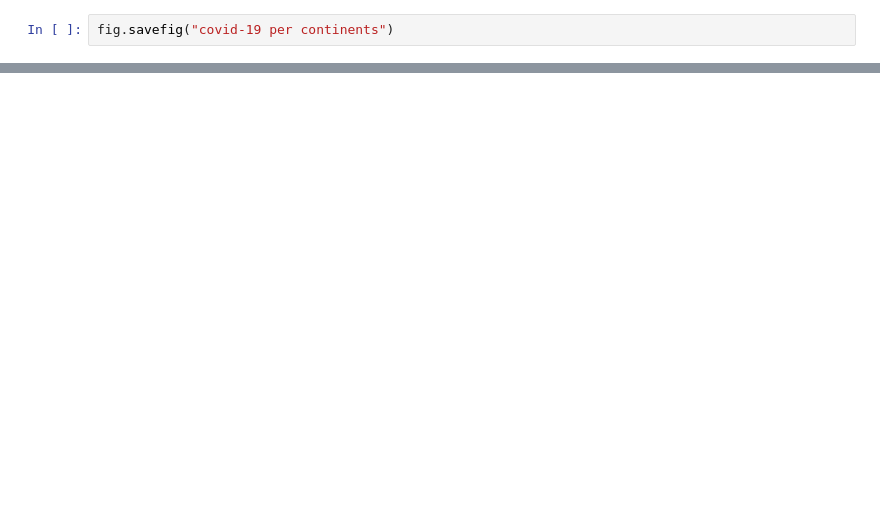
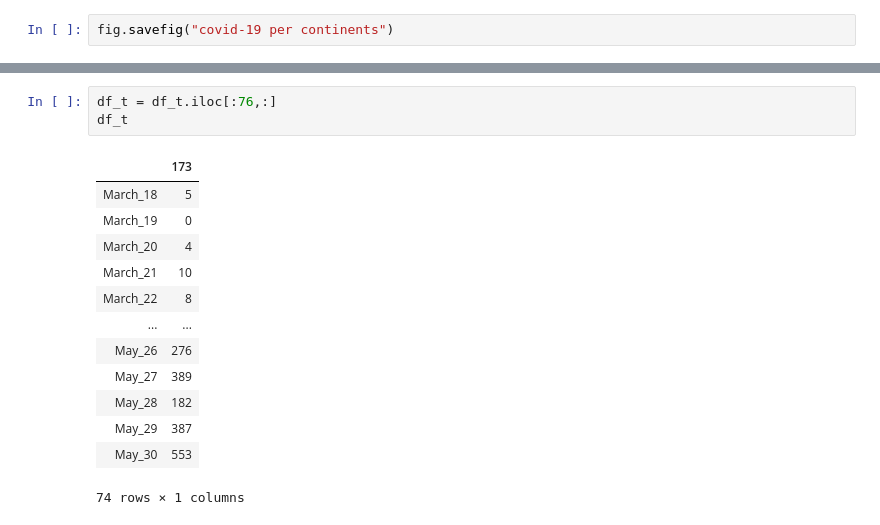
Before and after one commit to Predstan/COVID-19, a Jupyter notebook: covid_code.ipynb, the cells around one changed output, grey strips where cells are left out. Drawn from its saved outputs; the diff is of its cells as text; blank space fills up the shorter version.

```diff
--- a/covid_code.ipynb
+++ b/covid_code.ipynb
@@ -395,0 +413,17 @@ SyntaxError: invalid syntax (<ipython-input-54-e33ed717e2a9>, line 1)
+# %%
+df_t = df_t.iloc[:76,:]
+df_t
+# %% [output]
+|  | 173 |
+| March_18 | 5 |
+| March_19 | 0 |
+| March_20 | 4 |
+| March_21 | 10 |
+| March_22 | 8 |
+| ... | ... |
+| May_26 | 276 |
+| May_27 | 389 |
+| May_28 | 182 |
+| May_29 | 387 |
+| May_30 | 553 |
+74 rows × 1 columns
```
Also changed, not shown: parts of 26 cells of this notebook.
